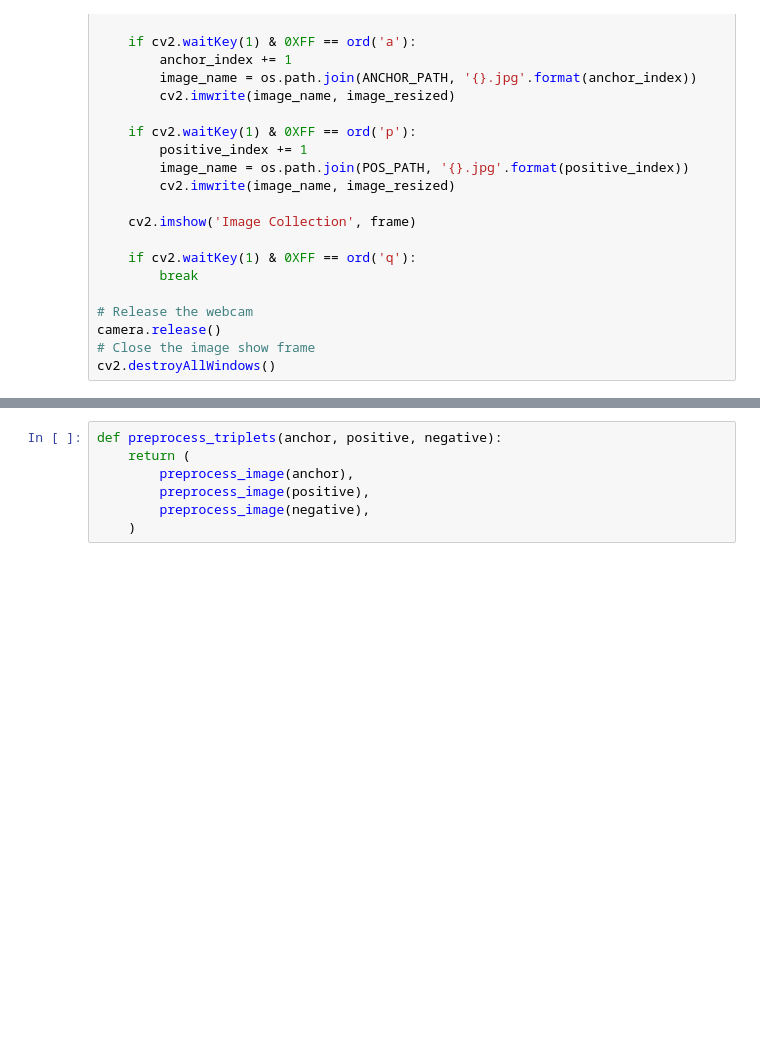
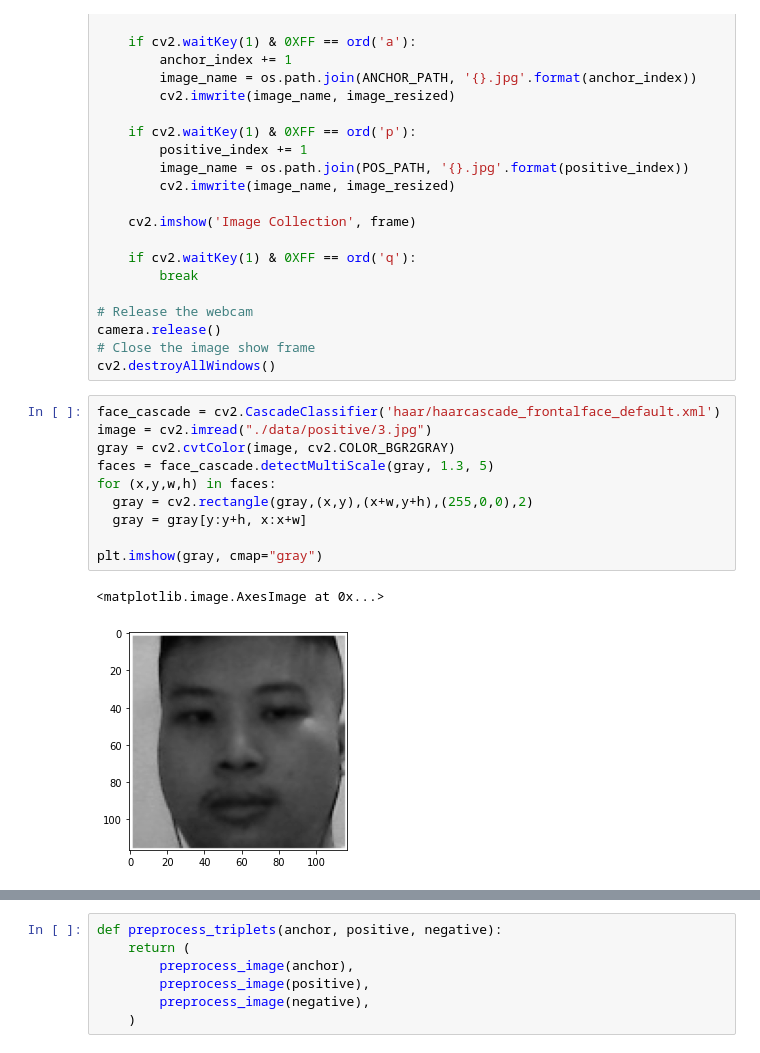
Before and after one commit to ukayaj620/precencia, a Jupyter notebook: demo.ipynb, the cells around one changed output, grey strips where cells are left out. Cells and saved outputs as stored; diff of their text form; blank space fills up the shorter version.

```diff
--- a/demo.ipynb
+++ b/demo.ipynb
@@ -71,4 +70,17 @@ while camera.isOpened():
 camera.release()
 # Close the image show frame
 cv2.destroyAllWindows()
+# %%
+face_cascade = cv2.CascadeClassifier('haar/haarcascade_frontalface_default.xml')
+image = cv2.imread("./data/positive/3.jpg")
+gray = cv2.cvtColor(image, cv2.COLOR_BGR2GRAY)
+faces = face_cascade.detectMultiScale(gray, 1.3, 5)
+for (x,y,w,h) in faces:
+  gray = cv2.rectangle(gray,(x,y),(x+w,y+h),(255,0,0),2)
+  gray = gray[y:y+h, x:x+w]
+
+plt.imshow(gray, cmap="gray")
+# %% [output]
+<matplotlib.image.AxesImage at 0x...>
+[figure, added]
 # %%
```
Also changed, not shown: parts of 17 cells of this notebook.
